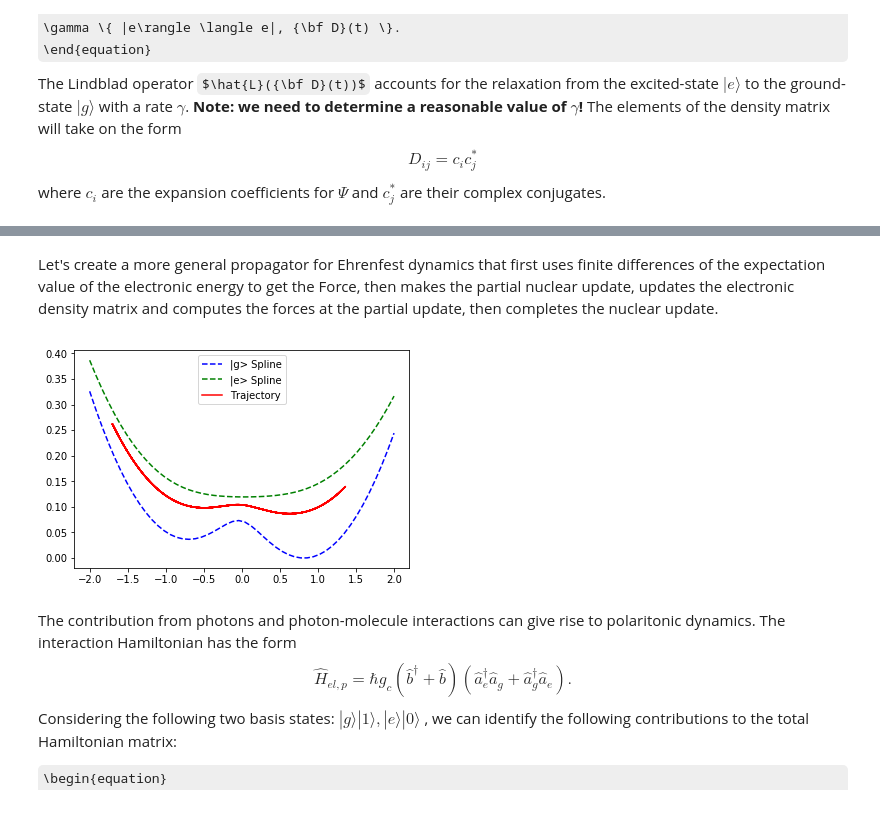
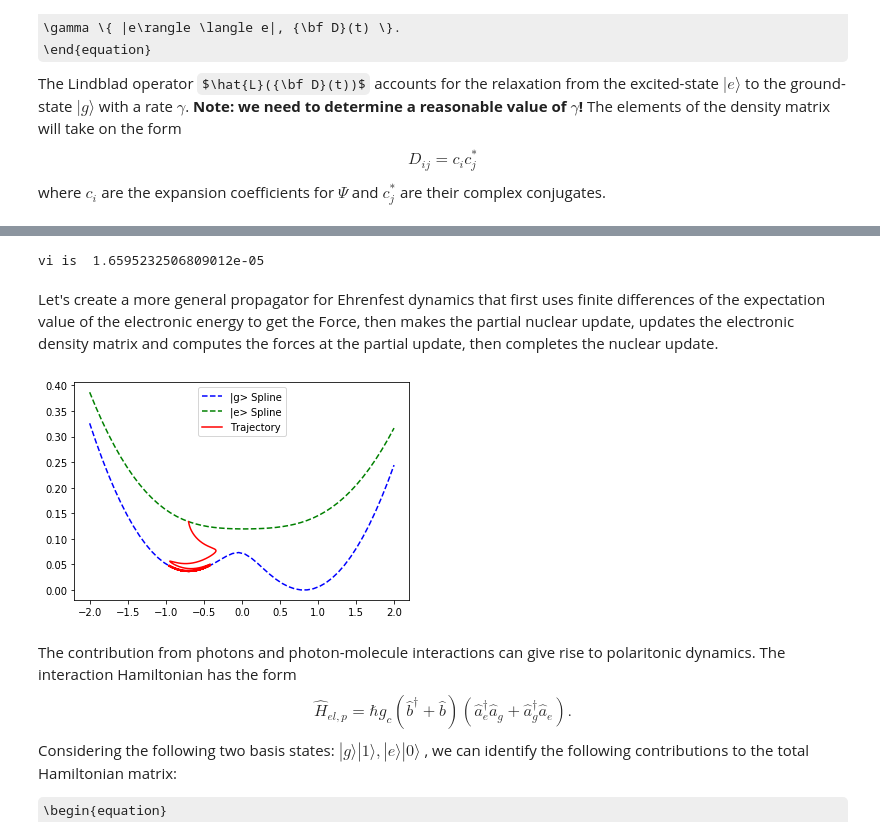
Before and after one commit to FoleyLab/PyCQED, a Jupyter notebook: Polariton_Hamiltonian.ipynb, the cells around one changed output, grey strips where cells are left out. Cells and saved outputs as stored; diff of their text form; code cells hidden in the pictures; some formulas as TeX source.

```diff
--- a/Polariton_Hamiltonian.ipynb
+++ b/Polariton_Hamiltonian.ipynb
@@ -187,0 +198,6 @@ plt.show()
+# %%
+### get the curvature spline for the ground state
+Cg_spline = Fg_spline.derivative()
+### get the force constant by evaluating the curvature spline at R = -0.7
+k_g = Cg_spline(-0.7)
+print(" Force constant of left well on |g> surface is",k_g)
@@ -188,3 +212,12 @@ plt.show()
+# %%
+### This is the reduced mass of this rotational mode
+M = 1009883
+### This is R_eq on the left well of |g>
+ri = -0.7
+vi = np.sqrt( np.sqrt(k_g/M) / (2*M))
+print("vi is ",vi)
+# %% [output]
+vi is  1.6595232506809012e-05
 # %%
 def VelocityVerlet(g_spline, e_spline, p_g, p_e, mass, r_curr, v_curr, dt):
     ### compute acceleration ... first we need force
@@ -207,7 +240,7 @@ gam_diss_np = 0.01
 gam_deph_np = 0.0001
 
 gam_diss_m = 0.0012
-gam_deph = 0.01 # 0.0001
+gam_deph = 0.0001
 
 en_hnp = 0.075
 en_mol = 0.075
@@ -215,7 +248,7 @@ en_mol = 0.075
 dt = 0.1
 gamma = np.zeros(2)
 gamma[0] = 0.
-gamma[1] = 0.1 #gam_diss_m*0.02
+gamma[1] = gam_diss_m*0.02
 #gamma[2] = gam_diss_np
 #gamma[3] = gam_diss_m+gam_diss_np
 
@@ -363,8 +396,10 @@ def Erhenfest(r_curr, v_curr, mass, D, Hp, Hep, Hel, gamma, gam_deph, dr, dt):
     Hel = H_e(Hel, r_curr-dr)
     Hb = Hp + Hep + Hel
     D = RK4(Hb, D, dt, gamma, gam_deph)
-    p_g = np.real(D[0,0])
-    p_e = np.real(D[1,1])
+    p_g = D[0,0]
+    p_e = D[1,1]
+    c_01 = D[0,1]
+    c_10 = D[1,0]
     ### Get back-displaced energy
     Eb = TrHD(Hb, D)
 
@@ -375,16 +410,16 @@ def Erhenfest(r_curr, v_curr, mass, D, Hp, Hep, Hel, gamma, gam_deph, dr, dt):
     a_fut = F / mass
     v_fut = v_curr + 1/2 * (a_curr + a_fut)*dt
     ### return a list with new position and velocity
-    return [r_fut, v_fut, p_g, p_e]
+    return [r_fut, v_fut, p_g, p_e, c_01, c_10]
 # %%
-M = 1009883
-ri = -1.7
-vi = 0.
-dt = 0.5
+#M = 1009883
+#ri = -0.7
+#vi = 0.
+dt = 0.75
 c_g = np.sqrt(0/9)
 c_e = np.sqrt(9/9)
 
-N_time = 50000*3
+N_time = 50000*2
 time = np.zeros(N_time)
 v_of_t = np.zeros(N_time)
 r_of_t = np.zeros(N_time)
@@ -401,35 +436,39 @@ H[1,1] = Ee_spline(ri)
 Hep = np.zeros((2,2))
 Hp = np.zeros((2,2))
 for i in range(0,N_time):
     #### Update nuclear coordinate first
     time[i] = i*dt
     res = Erhenfest(ri, vi, M, D, Hp, Hep, H, gamma, gam_deph, dr, dt)
     #res = VelocityVerlet(Fg_spline, Fe_spline, np.real(D[0,0]), np.real(D[1,1]), M, ri, vi, dt)
     ri = res[0]
     vi = res[1]
     r_of_t[i] = ri
     v_of_t[i] = vi
     p_g = res[2]
     p_e = res[3]
-    e_of_t[i] = p_g * Eg_spline(ri) + p_e * Ee_spline(ri)
+    e_of_t[i] = np.real(p_g) * Eg_spline(ri) + np.real(p_e) * Ee_spline(ri)
+    D[0,0] = res[2]
+    D[1,1] = res[3]
+    D[0,1] = res[4]
+    D[1,0] = res[5]
     #e_of_t[i] = np.real(D[0,0]) * Eg_spline(ri) + np.real(D[1,1]) * Ee_spline(ri)
     ### now update electronic density matrix
     #H[0,0] = Eg_spline(ri)
     #H[1,1] = Ee_spline(ri)
     #Dp1 = RK4(H, D, dt, i*dt)
     #D = np.copy(Dp1)
 
 #plt.plot(time, r_of_t, 'red', label='position')
 #plt.legend()
 #plt.show()
 
 plt.plot(rlist, Eg_spline(rlist), 'b--', label='|g> Spline')
 plt.plot(rlist, Ee_spline(rlist), 'g--', label='|e> Spline')
 plt.plot(r_of_t, e_of_t, 'red', label='Trajectory')
 plt.legend()
 plt.show()
 # %% [output]
-[figure, old version]
+[figure, new version]
 # %% [markdown]
 The contribution from photons and photon-molecule interactions can give rise to polaritonic dynamics.  The interaction Hamiltonian has the form
 \begin{equation}
```
Also changed, not shown: parts of 5 cells of this notebook.
